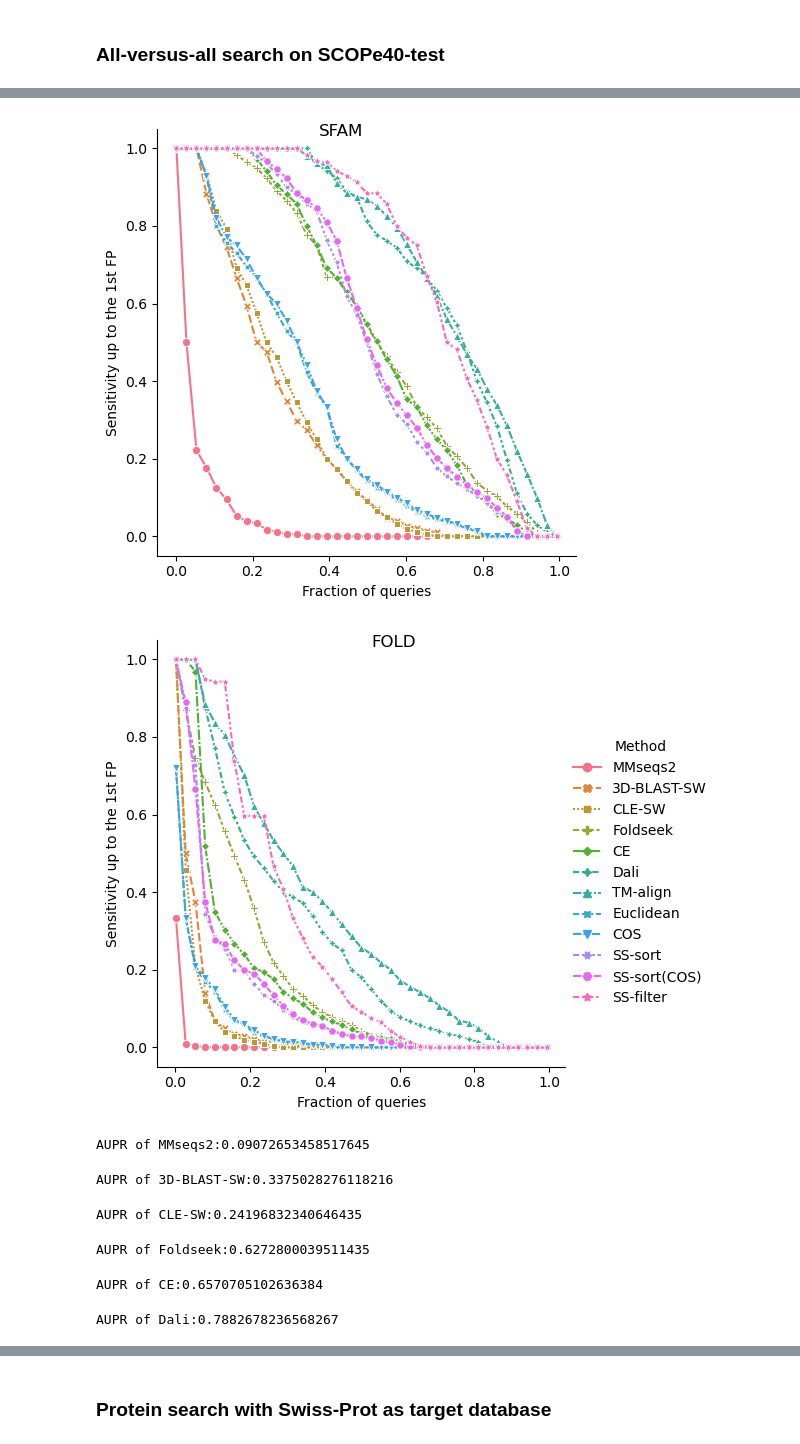
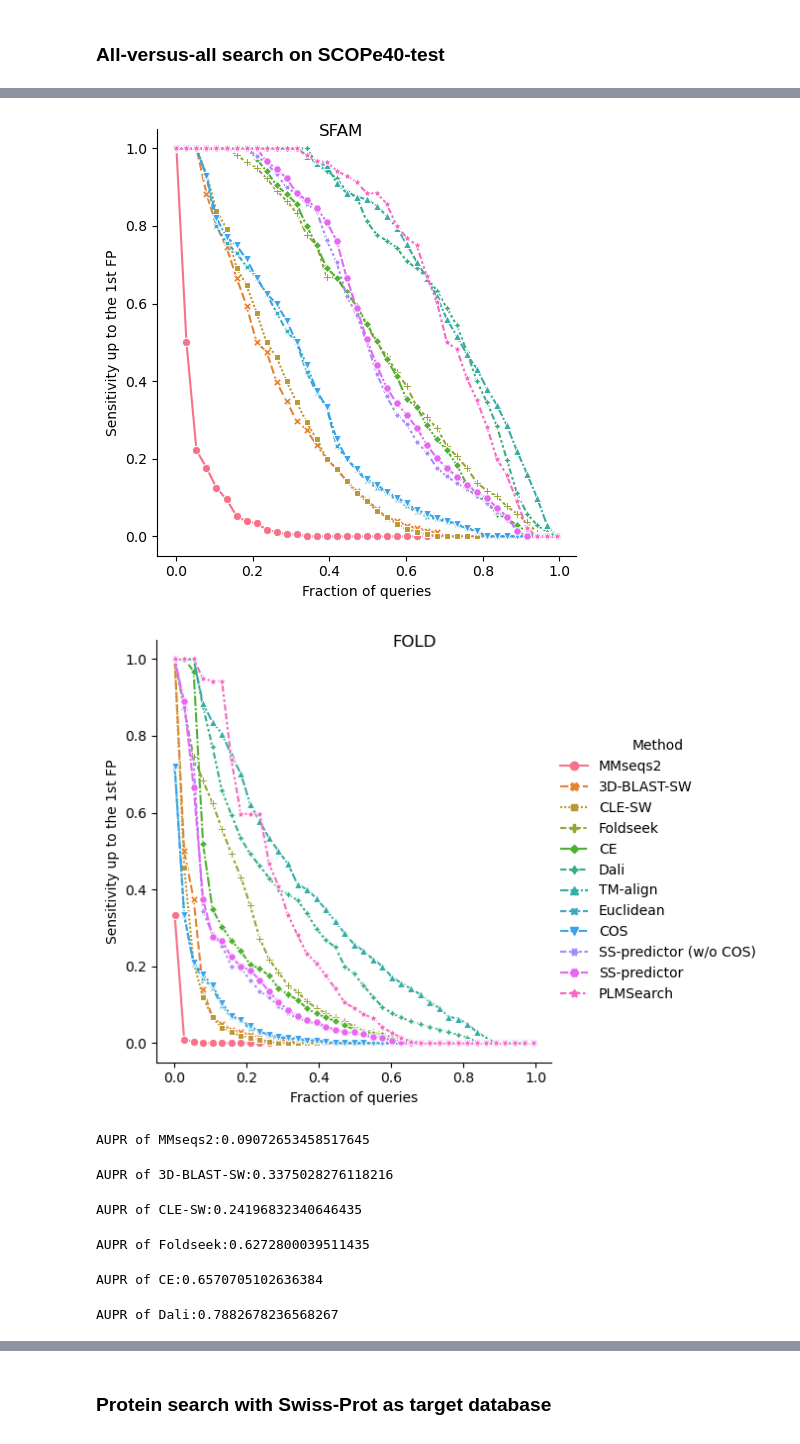
Before and after one commit to maovshao/PLMSearch, a Jupyter notebook: main.ipynb, the cells around one changed output, grey strips where cells are left out. Cells and saved outputs as stored; diff of their text form; code cells hidden in the pictures.

Commit message:
2023.4.4: Change SS-filter to PLMSearch

```diff
--- a/main.ipynb
+++ b/main.ipynb
@@ -93,45 +93,45 @@ cluster_statistics(pfam_result, clan_file, result_path)
 # %%
 """
 Created on 2021/12/28
 @author liuwei
 """
 import sys
-sys.path.append("./ss_filter/")
-from ss_filter.ss_filter_util.statistics_util import get_input_output, scop_roc, tmscore_aupr, tmscore_precision_recall
+sys.path.append("./plmsearch/")
+from plmsearch.plmsearch_util.statistics_util import get_input_output, scop_roc, tmscore_aupr, tmscore_precision_recall
 
 # All-versus-all search on SCOPe40-test
-alnresult_dir = "./ss_filter_data/scope_test/rocx/"
-methods_filename_list = ["mmseqs2.rocx", "3dblastsw.rocx", "clesw.rocx", "foldseek.rocx", "cealn.rocx", "dalialn.rocx", "tmaln.rocx", "mse.rocx", "cos.rocx", "ss_sort.rocx", "ss_sort_cos.rocx", "ss_filter.rocx"]
+alnresult_dir = "./plmsearch_data/scope_test/rocx/"
+methods_filename_list = ["mmseqs2.rocx", "3dblastsw.rocx", "clesw.rocx", "foldseek.rocx", "cealn.rocx", "dalialn.rocx", "tmaln.rocx", "mse.rocx", "cos.rocx", "ss_predictor_without_cos.rocx", "ss_predictor.rocx", "plmsearch.rocx"]
 roc_plot_name = "./scientist_figures/scop_roc"
-methods_name_list = ["MMseqs2", "3D-BLAST-SW", "CLE-SW", "Foldseek", "CE", "Dali", "TM-align", "Euclidean", "COS", "SS-sort", "SS-sort(COS)", "SS-filter"]
+methods_name_list = ["MMseqs2", "3D-BLAST-SW", "CLE-SW", "Foldseek", "CE", "Dali", "TM-align", "Euclidean", "COS", "SS-predictor (w/o COS)", "SS-predictor", "PLMSearch"]
 scop_roc(alnresult_dir, methods_filename_list, roc_plot_name, methods_name_list)
 
 # Evaluation based on TM-score benchmark(Metrics for evaluating different search methods) on SCOPe40-test
-todo_dir_list = ["./ss_filter_data/scope_test/prefilter_result/"]
-ss_mat_path = "./ss_filter_data/scope_test/ss_mat.npy"
-protein_list_path = "./ss_filter_data/scope_test/protein_list.txt"
+todo_dir_list = ["./plmsearch_data/scope_test/prefilter_result/"]
+ss_mat_path = "./plmsearch_data/scope_test/ss_mat.npy"
+protein_list_path = "./plmsearch_data/scope_test/protein_list.txt"
 todo_name_list = [
     "mmseqs2",
     "3dblastsw",
     "clesw",
     "foldseek",
     "cealn",
     "dalialn",
     "mse",
     "cos",
-    "ss_sort",
-    "ss_sort_cos",
-    "ss_filter"
+    "ss_predictor_without_cos",
+    "ss_predictor",
+    "plmsearch"
 ]
 todo_file_list, _ = get_input_output(todo_dir_list, todo_name_list)
-method_list = ["MMseqs2", "3D-BLAST-SW", "CLE-SW", "Foldseek", "CE", "Dali", "Euclidean", "COS", "SS-sort", "SS-sort(COS)", "SS-filter"]
+method_list = ["MMseqs2", "3D-BLAST-SW", "CLE-SW", "Foldseek", "CE", "Dali", "Euclidean", "COS", "SS-predictor (w/o COS)", "SS-predictor", "PLMSearch"]
 tmscore_aupr(ss_mat_path, protein_list_path, protein_list_path, todo_file_list, "./scientist_figures/tmscore_aupr_scope", method_list)
 k = 10
 tmscore_precision_recall(ss_mat_path, protein_list_path, protein_list_path, todo_file_list, method_list, k=k)
 # %% [output]
 [figure]
 [figure]
-[figure, old version]
+[figure, new version]
 AUPR of MMseqs2:0.09072653458517645
 AUPR of 3D-BLAST-SW:0.3375028276118216
 AUPR of CLE-SW:0.24196832340646435
```
Also changed, not shown: parts of 13 cells of this notebook, 54 other files.
